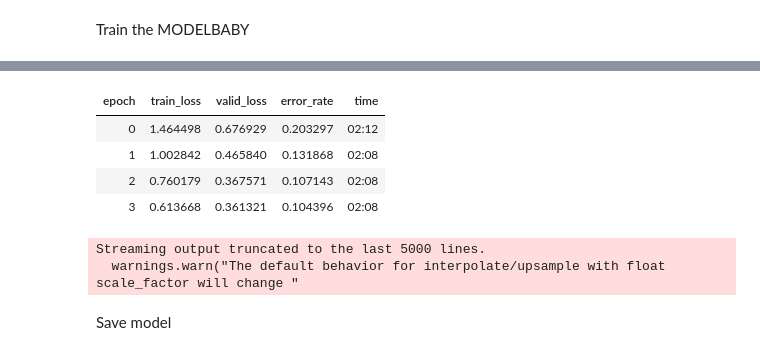
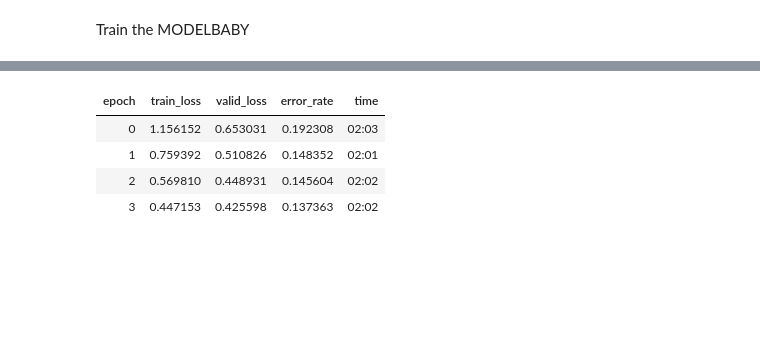
Before and after one commit to panrosk/fastaipractice, a Jupyter notebook: Fast_Ai_competition.ipynb, the cells around one changed output, grey strips where cells are left out. Saved outputs shown, nothing was run; the diff lists cells and outputs as text; code cells hidden in the pictures; blank space fills up the shorter version.

```diff
--- a/Fast_Ai_competition.ipynb
+++ b/Fast_Ai_competition.ipynb
@@ -98,6 +84,6 @@ DataModel.show_batch(rows=3,)
 # %% [markdown]
 Train the MODELBABY
 # %%
-learn = cnn_learner(DataModel, models.resnet34, metrics=error_rate)
+learn = cnn_learner(DataModel, models.densenet121, metrics=error_rate)
 learn.fit_one_cycle(4)
 # %% [output]
@@ -105,9 +91,5 @@ Downloading: "https://download.pytorch.org/models/resnet34-333f7ec4.pth" to /roo
 | epoch | train_loss | valid_loss | error_rate | time |
-| 0 | 1.464498 | 0.676929 | 0.203297 | 02:12 |
-| 1 | 1.002842 | 0.465840 | 0.131868 | 02:08 |
-| 2 | 0.760179 | 0.367571 | 0.107143 | 02:08 |
-| 3 | 0.613668 | 0.361321 | 0.104396 | 02:08 |
+| 0 | 1.156152 | 0.653031 | 0.192308 | 02:03 |
+| 1 | 0.759392 | 0.510826 | 0.148352 | 02:01 |
+| 2 | 0.569810 | 0.448931 | 0.145604 | 02:02 |
+| 3 | 0.447153 | 0.425598 | 0.137363 | 02:02 |
-Streaming output truncated to the last 5000 lines.
-  warnings.warn("The default behavior for interpolate/upsample with float scale_factor will change "
-# %% [markdown]
-Save model
```
Also changed, not shown: parts of 18 cells of this notebook.
